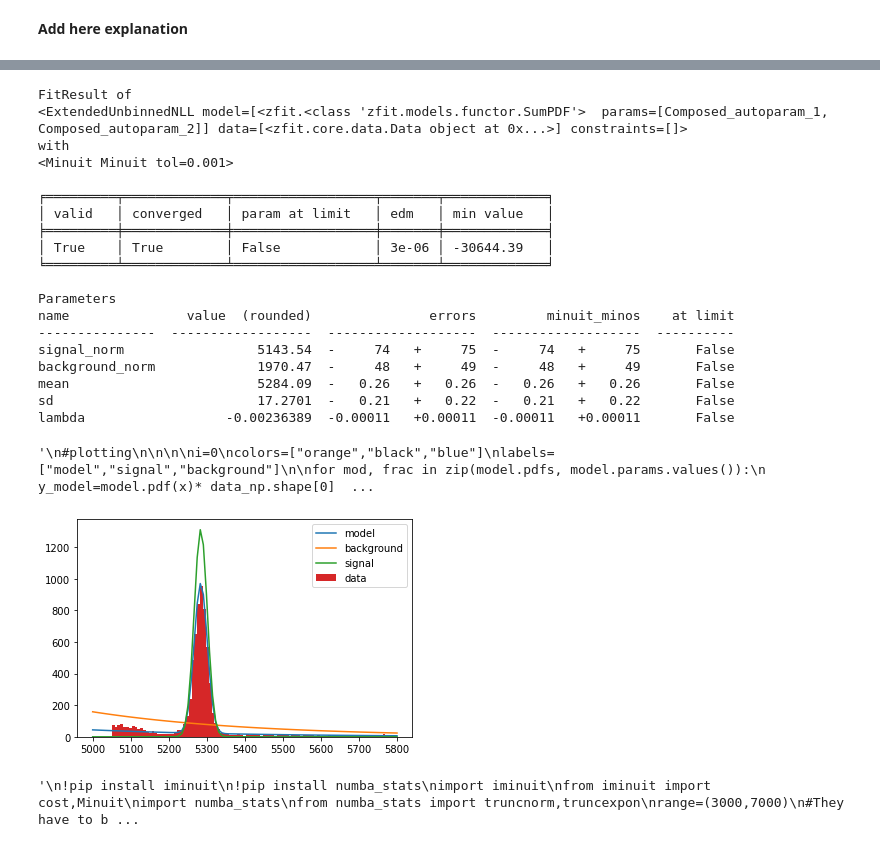
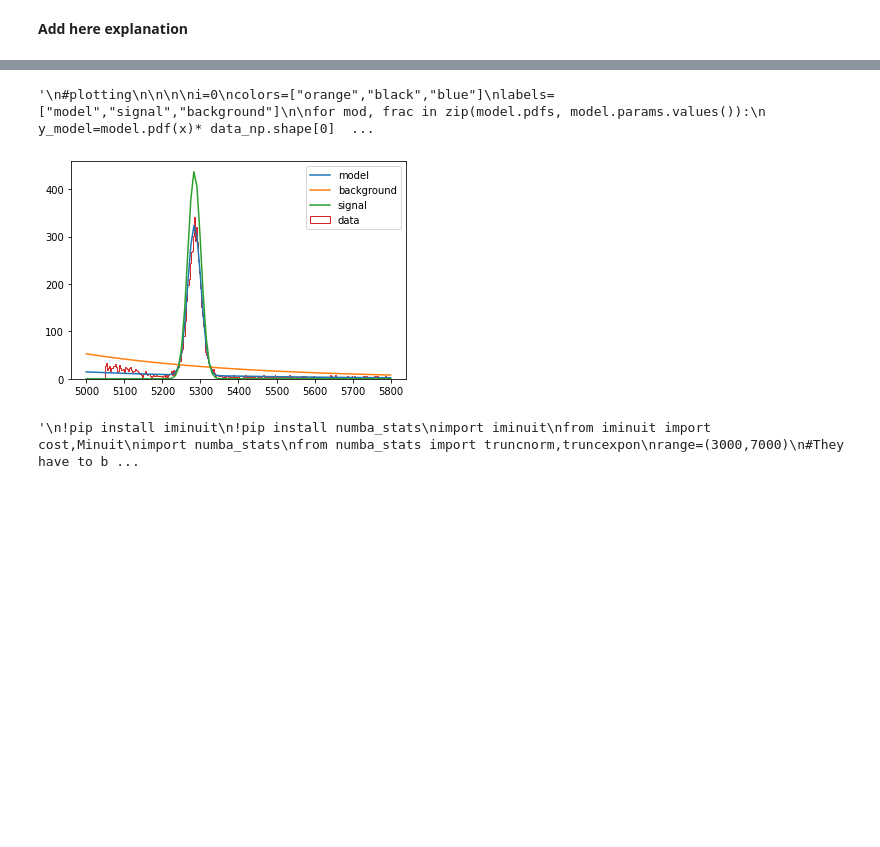
Before and after one commit to tsiligardi/PRA3024-Analysis-of-big-data-in-physics, a Jupyter notebook: LHCb_no_root.ipynb, the cells around one changed output, grey strips where cells are left out. Cells and saved outputs as stored; diff of their text form; code cells hidden in the pictures; blank space fills up the shorter version.

```diff
--- a/LHCb_no_root.ipynb
+++ b/LHCb_no_root.ipynb
@@ -175,40 +177,41 @@ plt.grid()
 # %%
 #Look at the selction parameters and how to put the error bars. Eventually, try to use again iminuit and maybe look at sanne code for inspiration
 import zfit
-
+import scipy
+from scipy import stats
 mass=zfit.Space("mass",(5000,5800))# range of data I want to keep
 data = zfit.Data.from_numpy(obs=mass, array=mass_mother_cut)#selecting the data in that range
 data_np = zfit.run(data.value()[:, 0])
 #Parameter for the gaussian signal
-gaussMean=zfit.Parameter("mean", 5200,5000,6000)#adjust parameter or selection
-gaussWidth=zfit.Parameter("sd", 40,0,6000)
+mean,sd=scipy.stats.norm.fit(data_np)
+gaussMean=zfit.Parameter("mean", mean,5000,6000)#adjust parameter or selection
+gaussWidth=zfit.Parameter("sd", sd,0,6000)
 gaussNorm=zfit.Parameter('signal_norm', data_np.shape[0]/30, 0, data_np.shape[0]*3 )
 #fitting to create the pdf
 signal = zfit.pdf.Gauss(obs=mass, mu=gaussMean, sigma=gaussWidth).create_extended(gaussNorm)
 # %%
 #background
-lam = zfit.Parameter('lambda', -0.02, -2, +2)
+lam = zfit.Parameter('lambda7', -0.02, -2, +2)
 
-background_norm=zfit.Parameter('background_norm', data_np.shape[0]/30, 0, data_np.shape[0]*3 )
+background_norm=zfit.Parameter('background_norm7', data_np.shape[0]/30, 0, data_np.shape[0]*3 )
 background = zfit.pdf.Exponential(lam, obs=mass).create_extended(background_norm)
 # %%
 #combining the model
 
 model = zfit.pdf.SumPDF([signal, background])
 
-#Likelihood
+#fitting
 nll = zfit.loss.ExtendedUnbinnedNLL(model=model, data=data)
-# Stage 2: instantiate a minimiser (in this case a basic minuit minimizer)
+
 minimizer = zfit.minimize.Minuit()
 
-# Stage 3: minimise the given negative likelihood
 result = minimizer.minimize(nll)
 param_errors, _ = result.errors()
 print(result)
 
 #plotting manually
 
-bins=100
+bins=300
 lower,upper= data.data_range.limit1d
 x=linspace(lower,upper,100)
 
@@ -218,26 +221,10 @@ y_sign=signal.pdf(x)* data_np.shape[0] / bins * mass.area()
 plt.plot(x, y_model,label="model");
 plt.plot(x, y_backg,label="background");
 plt.plot(x, y_sign,label="signal");
-plt.hist(data_np, bins=bins,label="data");
+plt.hist(data_np, bins=bins,label="data",histtype='step');
 plt.legend(loc="upper right");
 
-'''
-#plotting
 
-
-
-i=0
-colors=["orange","black","blue"]
-labels=["model","signal","background"]
-
-for mod, frac in zip(model.pdfs, model.params.values()):
-  y_model=model.pdf(x)* data_np.shape[0] / bins * mass.area()
-  y_model*=frac
-  plt.plot(x, y_model,label=labels[i]);
-  i+=1
-
-plt.hist(data_np, bins=bins);
-plt.legend(loc="upper rigth");
 '''
 #check if things need to be scaled or not
 #check if the function needs to be binned or unbinned
@@ -251,24 +255,5 @@ Default name of errors (which is currently the method name such as `minuit_minos
-FitResult of
-<ExtendedUnbinnedNLL model=[<zfit.<class 'zfit.models.functor.SumPDF'>  params=[Composed_autoparam_1, Composed_autoparam_2]] data=[<zfit.core.data.Data object at 0x...>] constraints=[]>
-with
-<Minuit Minuit tol=0.001>
-
-╒═════════╤═════════════╤══════════════════╤═══════╤═════════════╕
-│ valid   │ converged   │ param at limit   │ edm   │ min value   │
-╞═════════╪═════════════╪══════════════════╪═══════╪═════════════╡
-│ True    │ True        │ False            │ 3e-06 │ -30644.39   │
-╘═════════╧═════════════╧══════════════════╧═══════╧═════════════╛
-
-Parameters
-name               value  (rounded)               errors         minuit_minos    at limit
----------------  ------------------  -------------------  -------------------  ----------
-signal_norm                 5143.54  -     74   +     75  -     74   +     75       False
-background_norm             1970.47  -     48   +     49  -     48   +     49       False
-mean                        5284.09  -   0.26   +   0.26  -   0.26   +   0.26       False
-sd                          17.2701  -   0.21   +   0.22  -   0.21   +   0.22       False
-lambda                  -0.00236389  -0.00011   +0.00011  -0.00011   +0.00011       False
+'\n#plotting\n\n\n\ni=0\ncolors=["orange","black","blue"]\nlabels=["model","signal","background"]\n\nfor mod, frac in zip(model.pdfs, model.params.values()):\n  y_model=model.pdf(x)* data_np.shape[0]  ...
-'\n#plotting\n\n\n\ni=0\ncolors=["orange","black","blue"]\nlabels=["model","signal","background"]\n\nfor mod, frac in zip(model.pdfs, model.params.values()):\n  y_model=model.pdf(x)* data_np.shape[0]  ...
-[figure, old version]
+[figure, new version]
 # %%
 #Below here, fitting whith Iminuit, remove at end if everything works with zfit#
 
```
Also changed, not shown: parts of 3 cells of this notebook.
